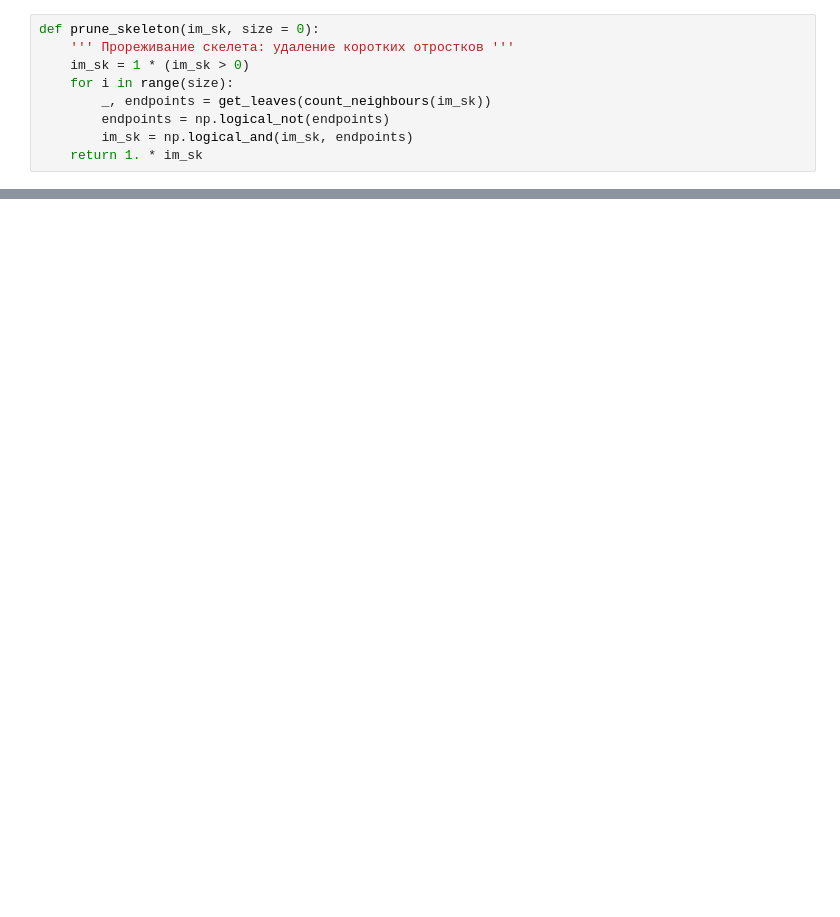
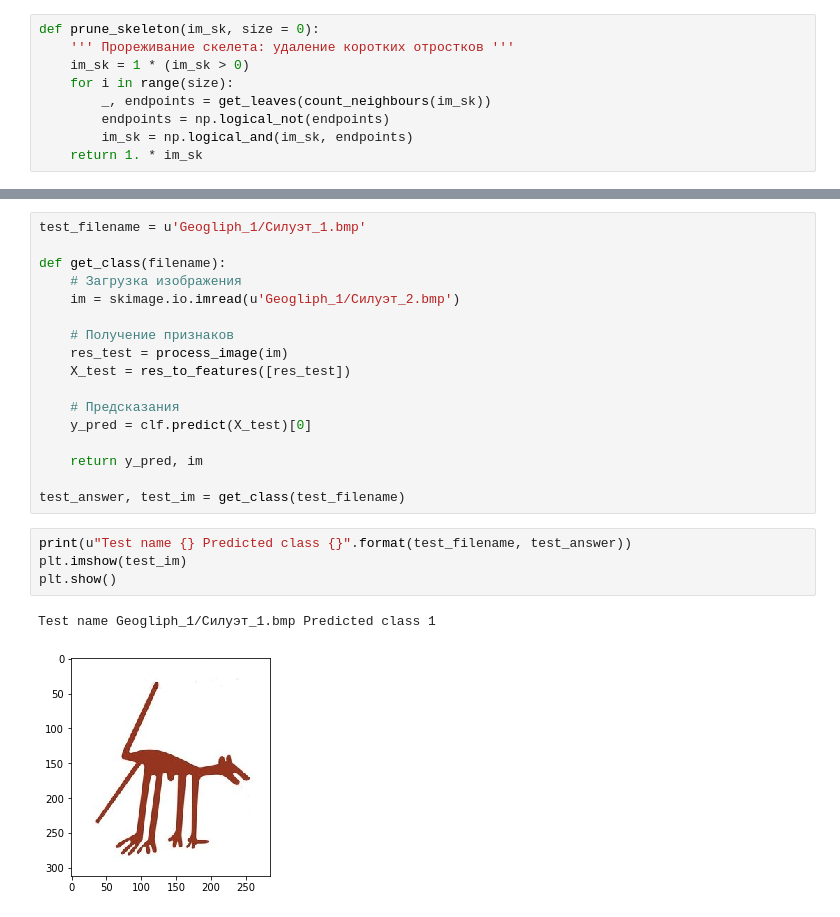
Before and after one commit to etoestja/inf, a Jupyter notebook: mipt/s8/ImageProcessing/2/Images2.ipynb, the cells around one changed output, grey strips where cells are left out. Drawn from its saved outputs; the diff is of its cells as text; blank space fills up the shorter version.

```diff
--- a/mipt/s8/ImageProcessing/2/Images2.ipynb
+++ b/mipt/s8/ImageProcessing/2/Images2.ipynb
@@ -221,0 +368,24 @@ Worst accuracy: 0.142857142857
+# %%
+test_filename = u'Geogliph_1/Силуэт_1.bmp'
+
+def get_class(filename):
+    # Загрузка изображения
+    im = skimage.io.imread(u'Geogliph_1/Силуэт_2.bmp')
+
+    # Получение признаков
+    res_test = process_image(im)
+    X_test = res_to_features([res_test])
+
+    # Предсказания
+    y_pred = clf.predict(X_test)[0]
+
+    return y_pred, im
+
+test_answer, test_im = get_class(test_filename)
+# %%
+print(u"Test name {} Predicted class {}".format(test_filename, test_answer))
+plt.imshow(test_im)
+plt.show()
+# %% [output]
+Test name Geogliph_1/Силуэт_1.bmp Predicted class 1
+[figure, added]
```
Also changed, not shown: parts of 44 cells of this notebook.
